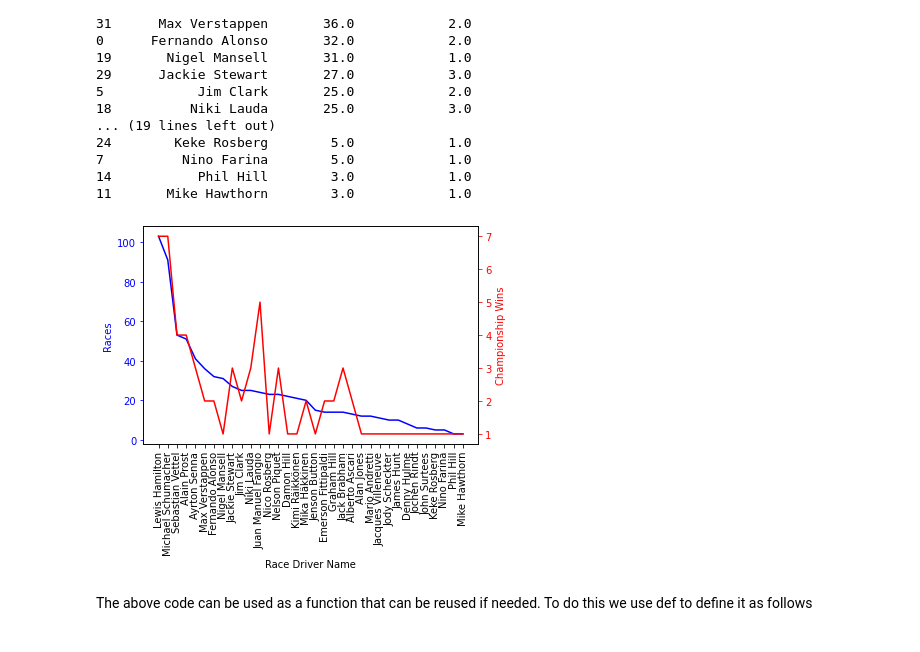
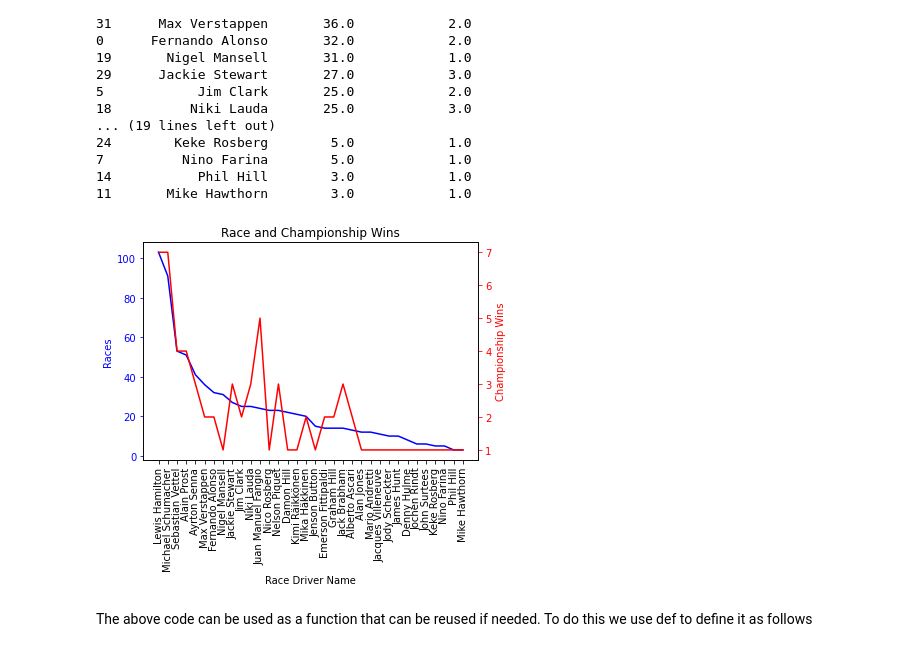
Before and after one commit to Ballyk101/UCDPA_JohnCronly, a Jupyter notebook: F1_Drivers_1952_to_2022.ipynb, the cells around one changed output. Drawn from its saved outputs; the diff is of its cells as text; code cells hidden in the pictures.

```diff
--- a/F1_Drivers_1952_to_2022.ipynb
+++ b/F1_Drivers_1952_to_2022.ipynb
@@ -699,17 +706,18 @@ print(ch_wi)
 # %%
 fig, ax =plt.subplots()
 ax.plot(ch_wi.Driver,ch_wi["Race_Wins"], color="blue")
+ax.set_title("Race and Championship Wins")
 ax.set_xlabel("Race Driver Name")
 ax.set_ylabel(("Races"),color="blue")
 ax.tick_params("y", colors='blue')
 ax.set_xticklabels(ch_wi.Driver.index,rotation=90)
 ax2 = ax.twinx()
 ax2.plot(ch_wi.Driver,ch_wi["Championships"], color="red")
 ax2.set_ylabel(("Championship Wins"),color="red")
 ax2.tick_params("y", colors ="red")
 plt.show()
 # %% [output]
-[figure, old version]
+[figure, new version]
 # %% [markdown]
 The above code can be used as a function that can be reused if needed. To do this we use def to define it as follows
 # %%
```
Also changed, not shown: parts of 4 cells of this notebook.
